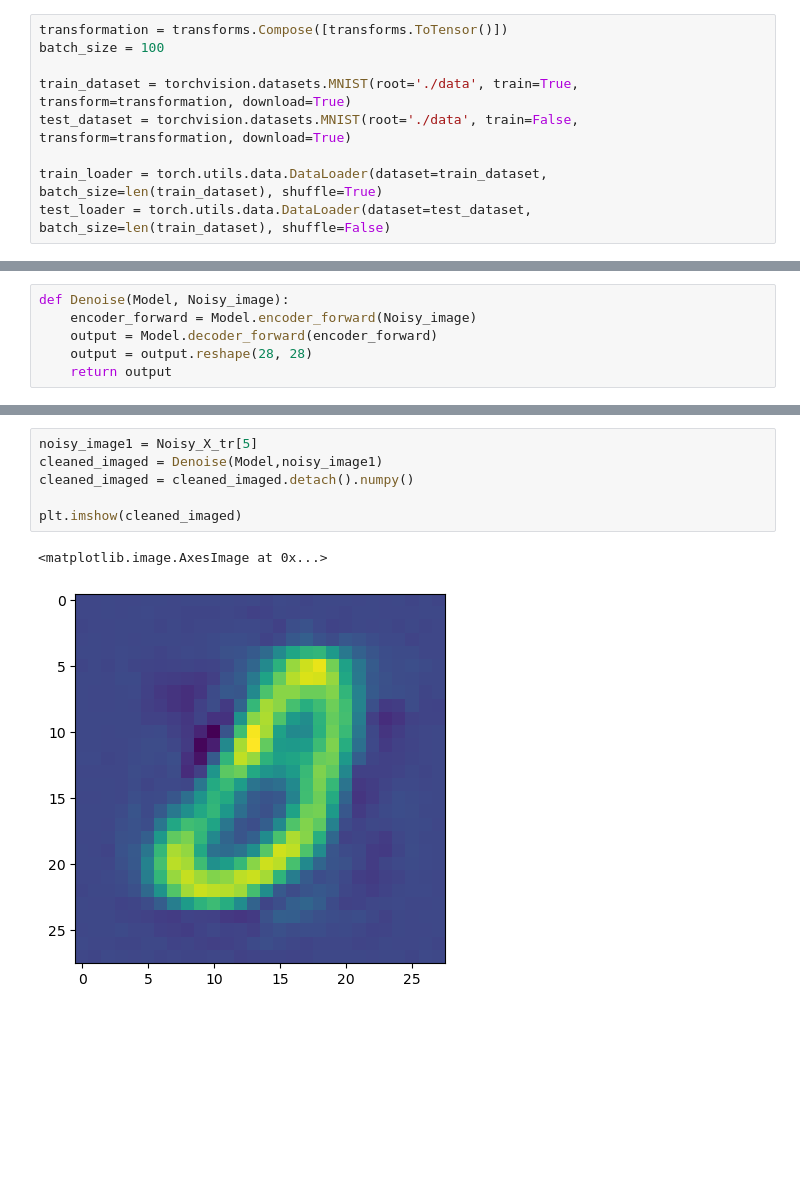
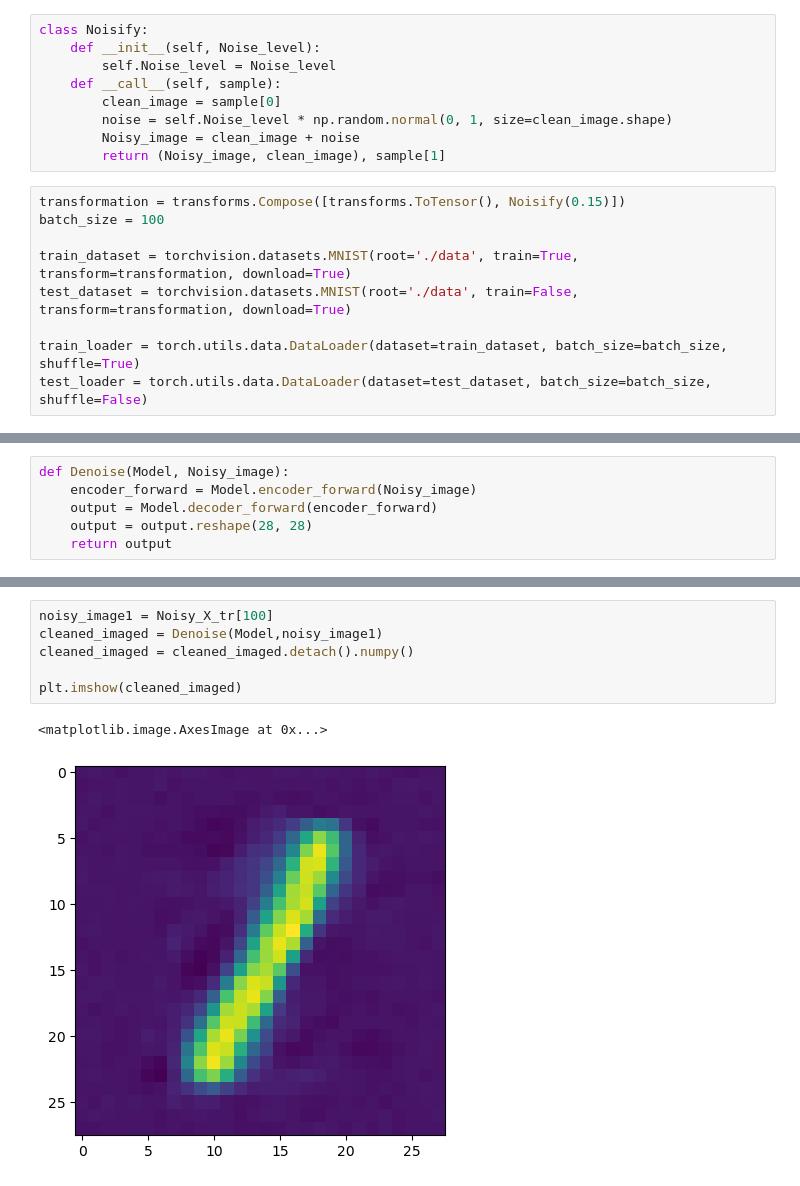
Before and after one commit to xyro-coder/Variational_Autoencoders, a Jupyter notebook: vae-building-blocks/basic_autoencoder.ipynb, the cells around one changed output, grey strips where cells are left out. Saved outputs shown, nothing was run; the diff lists cells and outputs as text; blank space fills up the shorter version.

```diff
--- a/vae-building-blocks/basic_autoencoder.ipynb
+++ b/vae-building-blocks/basic_autoencoder.ipynb
@@ -27,12 +28,21 @@ number_epouch = 5000
+# %%
+class Noisify:
+    def __init__(self, Noise_level):
+        self.Noise_level = Noise_level
+    def __call__(self, sample):
+        clean_image = sample[0]
+        noise = self.Noise_level * np.random.normal(0, 1, size=clean_image.shape)
+        Noisy_image = clean_image + noise
+        return (Noisy_image, clean_image), sample[1]
 # %%
-transformation = transforms.Compose([transforms.ToTensor()])
+transformation = transforms.Compose([transforms.ToTensor(), Noisify(0.15)])
 batch_size = 100
 
 train_dataset = torchvision.datasets.MNIST(root='./data', train=True, transform=transformation, download=True)
 test_dataset = torchvision.datasets.MNIST(root='./data', train=False, transform=transformation, download=True)
 
-train_loader = torch.utils.data.DataLoader(dataset=train_dataset, batch_size=len(train_dataset), shuffle=True)
-test_loader = torch.utils.data.DataLoader(dataset=test_dataset, batch_size=len(train_dataset), shuffle=False)
+train_loader = torch.utils.data.DataLoader(dataset=train_dataset, batch_size=batch_size, shuffle=True)
+test_loader = torch.utils.data.DataLoader(dataset=test_dataset, batch_size=batch_size, shuffle=False)
 # %% [output]
 Downloading http://yann.lecun.com/exdb/mnist/train-images-idx3-ubyte.gz
 Failed to download (trying next):
@@ -165,9 +175,9 @@ plt.imshow(Noisy_X_tr[5].reshape(28,28))
 # %%
-noisy_image1 = Noisy_X_tr[5]
+noisy_image1 = Noisy_X_tr[100]
 cleaned_imaged = Denoise(Model,noisy_image1)
 cleaned_imaged = cleaned_imaged.detach().numpy()
 
 plt.imshow(cleaned_imaged)
 # %% [output]
 <matplotlib.image.AxesImage at 0x...>
-[figure, old version]
+[figure, new version]
```
Also changed, not shown: parts of 2 cells of this notebook.
